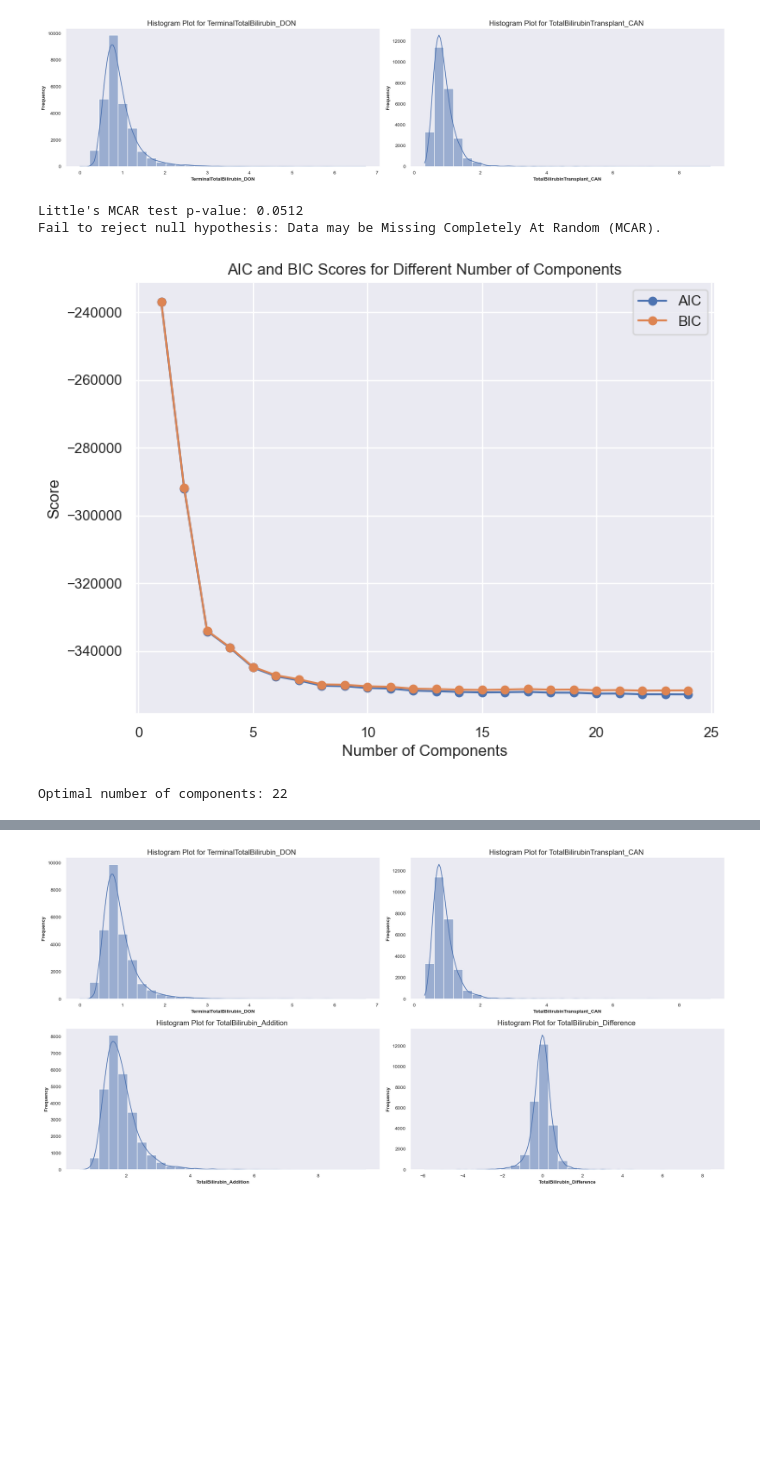
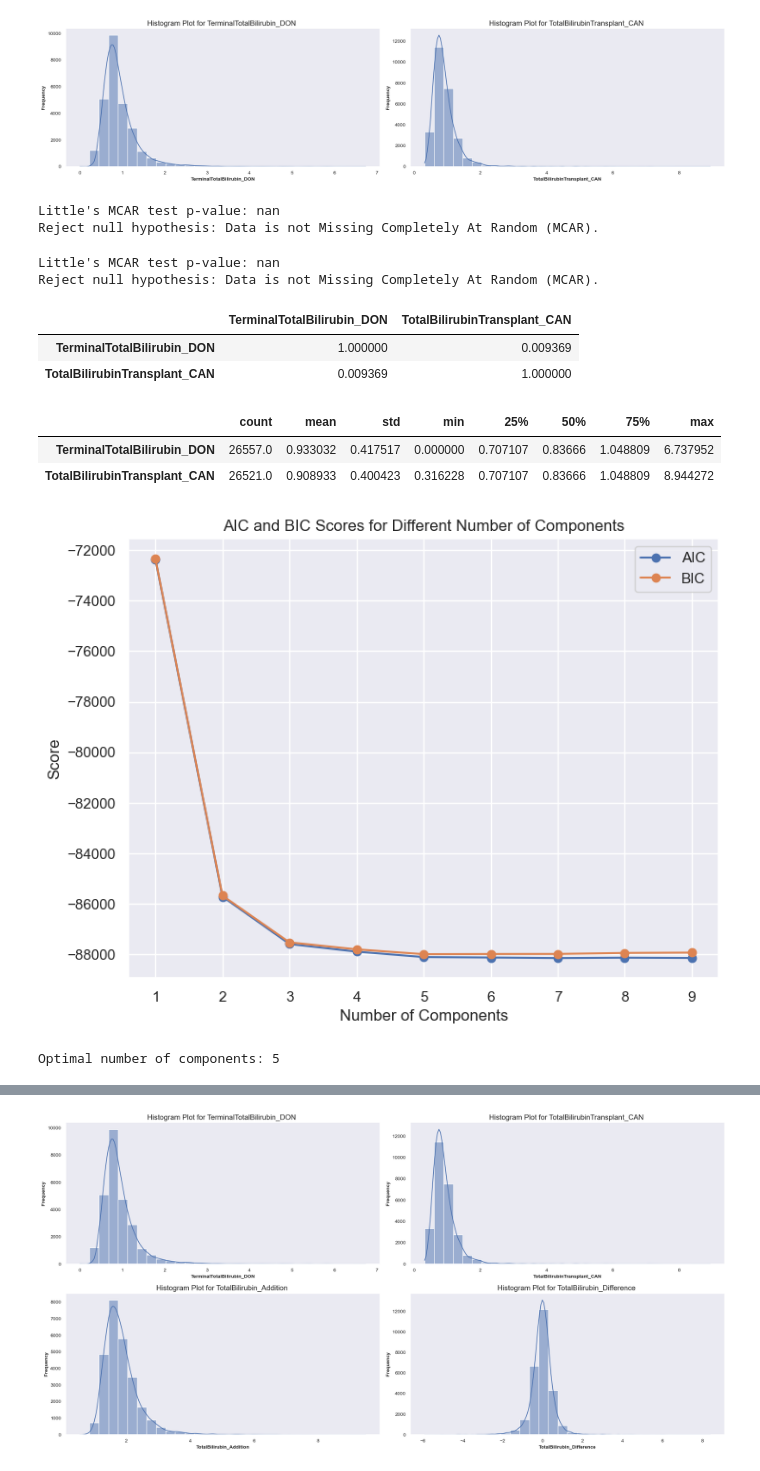
Before and after one commit to Denvirgama/Project, a Jupyter notebook: UNOS/Notebook/5.Thoracic_(2011-2021)_Wrangle.ipynb, the cells around one changed output, grey strips where cells are left out. Cells and saved outputs as stored; diff of their text form; code cells hidden in the pictures; blank space fills up the shorter version.

```diff
--- a/UNOS/Notebook/5.Thoracic_(2011-2021)_Wrangle.ipynb
+++ b/UNOS/Notebook/5.Thoracic_(2011-2021)_Wrangle.ipynb
@@ -22,7 +22,7 @@ import UserImputeFunctions as ui
 sns.set_theme()
 
 # initializing variables
-REMOVE = '** REMOVE ** Impute & Prep'
+REMOVE = '** REMOVE ** 5 Impute & Prep'
 RANDOM_STATE = 1776
 
 # print versions
@@ -63,7 +63,7 @@ df_drop = pd.read_pickle("../Data/4CleanFull_Drop_Engineer.pkl")
 df_dict = pd.read_pickle("../Data/4CleanFull_Dictionary_Engineer.pkl")
 df_object = pd.read_pickle("../Data/4CleanFull_Object_Engineer.pkl")
 df_unknown = pd.read_pickle("../Data/4CleanFull_Unknown_Engineer.pkl")
-df_date = pd.read_pickle("../Data/4Clean_Date_Engineer.pkl")
+df_date = pd.read_pickle("../Data/4CleanFull_Date_Engineer.pkl")
 
 # checking for duplicated column name
 df.columns[df.columns.duplicated()]
@@ -533,15 +495,33 @@ uv.histogramPlot(df_impute, features, bins=30)
 [figure]
 # %%
 # stats test
-usf.testMCAR(df_impute[features])
+usf.testMCAR(pd.DataFrame(df_impute['TerminalTotalBilirubin_DON']))
 # %% [output]
-Little's MCAR test p-value: 0.0512
-Fail to reject null hypothesis: Data may be Missing Completely At Random (MCAR).
+Little's MCAR test p-value: nan
+Reject null hypothesis: Data is not Missing Completely At Random (MCAR).
+# %%
+# stats test
+usf.testMCAR(pd.DataFrame(df_impute['TotalBilirubinTransplant_CAN']))
+# %% [output]
+Little's MCAR test p-value: nan
+Reject null hypothesis: Data is not Missing Completely At Random (MCAR).
+# %%
+df_impute[features].corr()
+# %% [output]
+|  | TerminalTotalBilirubin_DON | TotalBilirubinTransplant_CAN |
+| TerminalTotalBilirubin_DON | 1.000000 | 0.009369 |
+| TotalBilirubinTransplant_CAN | 0.009369 | 1.000000 |
+# %%
+pd.DataFrame(df_impute[features]).describe().T
+# %% [output]
+|  | count | mean | std | min | 25% | 50% | 75% | max |
+| TerminalTotalBilirubin_DON | 26557.0 | 0.933032 | 0.417517 | 0.000000 | 0.707107 | 0.83666 | 1.048809 | 6.737952 |
+| TotalBilirubinTransplant_CAN | 26521.0 | 0.908933 | 0.400423 | 0.316228 | 0.707107 | 0.83666 | 1.048809 | 8.944272 |
 # %%
 # find components
-ui.findGaussianMixtureComponents(df[features], component_range=range(1, 25), seed=RANDOM_STATE)
+ui.findGaussianMixtureComponents(pd.DataFrame(df_impute['TerminalTotalBilirubin_DON']), component_range=range(1, 10), seed=RANDOM_STATE)
 # %% [output]
-[figure, old version]
+[figure, new version]
-Optimal number of components: 22
+Optimal number of components: 5
 # %%
 # impute using GMM
```
Also changed, not shown: parts of 65 cells of this notebook, 6 other files.
